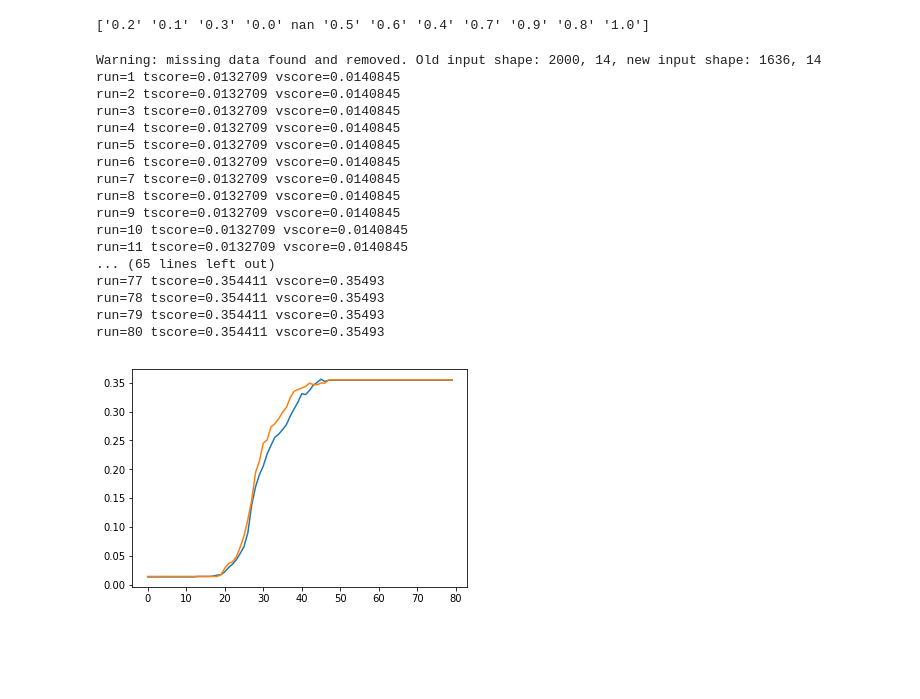
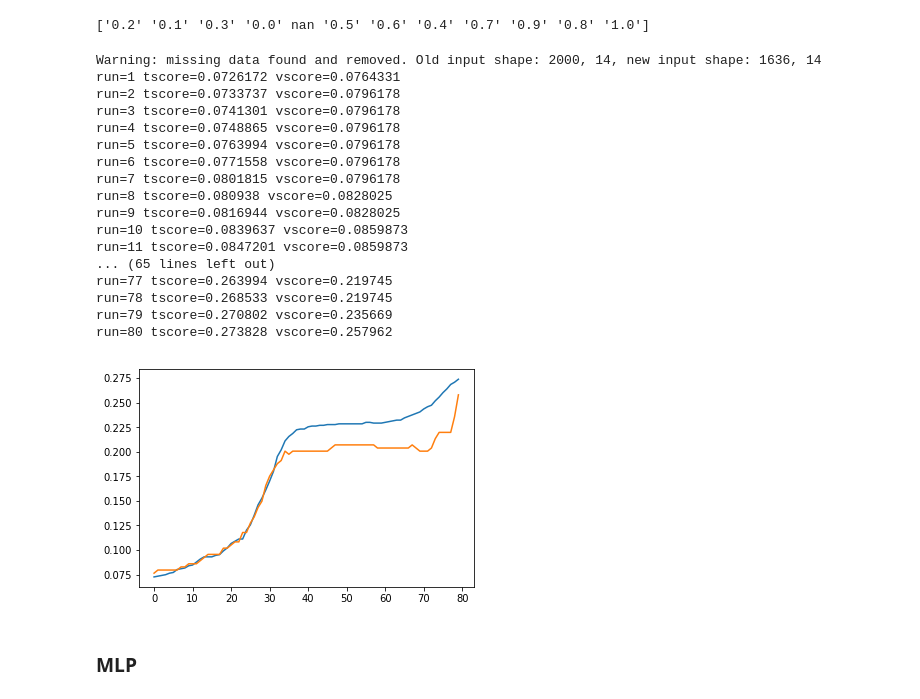
Before and after one commit to guglielmoG/MachineLearningVod, a Jupyter notebook: ML-Vod++.ipynb, the cells around one changed output. Drawn from its saved outputs; the diff is of its cells as text; code cells hidden in the pictures; blank space fills up the shorter version.

```diff
--- a/ML-Vod++.ipynb
+++ b/ML-Vod++.ipynb
@@ -770,25 +896,27 @@ my_perc = perc()
 # %% [output]
 ['0.2' '0.1' '0.3' '0.0' nan '0.5' '0.6' '0.4' '0.7' '0.9' '0.8' '1.0']
 # %%
-my_perc.train(X, y, percentage=0.8, std=False, pca=0, loss='hinge', penalty='none', alpha=1e-4,
-          power_t=0.5, max_iter=8000, it_interval=100, learning_rate='constant', eta0=1e-8,
+my_perc.train(X, y, percentage=0.8, std=False, pca=0, loss='log', penalty='none', alpha=1e-4,
+          power_t=0.5, max_iter=8000, it_interval=100, learning_rate='constant', eta0=1e-6,
           threshold_unbalanced=0.6, class_weight=None)
 # %% [output]
 Warning: missing data found and removed. Old input shape: 2000, 14, new input shape: 1636, 14
-run=1 tscore=0.0132709 vscore=0.0140845
-run=2 tscore=0.0132709 vscore=0.0140845
-run=3 tscore=0.0132709 vscore=0.0140845
-run=4 tscore=0.0132709 vscore=0.0140845
-run=5 tscore=0.0132709 vscore=0.0140845
-run=6 tscore=0.0132709 vscore=0.0140845
-run=7 tscore=0.0132709 vscore=0.0140845
-run=8 tscore=0.0132709 vscore=0.0140845
-run=9 tscore=0.0132709 vscore=0.0140845
-run=10 tscore=0.0132709 vscore=0.0140845
-run=11 tscore=0.0132709 vscore=0.0140845
+run=1 tscore=0.0726172 vscore=0.0764331
+run=2 tscore=0.0733737 vscore=0.0796178
+run=3 tscore=0.0741301 vscore=0.0796178
+run=4 tscore=0.0748865 vscore=0.0796178
+run=5 tscore=0.0763994 vscore=0.0796178
+run=6 tscore=0.0771558 vscore=0.0796178
+run=7 tscore=0.0801815 vscore=0.0796178
+run=8 tscore=0.080938 vscore=0.0828025
+run=9 tscore=0.0816944 vscore=0.0828025
+run=10 tscore=0.0839637 vscore=0.0859873
+run=11 tscore=0.0847201 vscore=0.0859873
 ... (65 lines left out)
-run=77 tscore=0.354411 vscore=0.35493
-run=78 tscore=0.354411 vscore=0.35493
-run=79 tscore=0.354411 vscore=0.35493
-run=80 tscore=0.354411 vscore=0.35493
+run=77 tscore=0.263994 vscore=0.219745
+run=78 tscore=0.268533 vscore=0.219745
+run=79 tscore=0.270802 vscore=0.235669
+run=80 tscore=0.273828 vscore=0.257962
-[figure, old version]
+[figure, new version]
+# %% [markdown]
+### MLP
```
Also changed, not shown: parts of 13 cells of this notebook.
